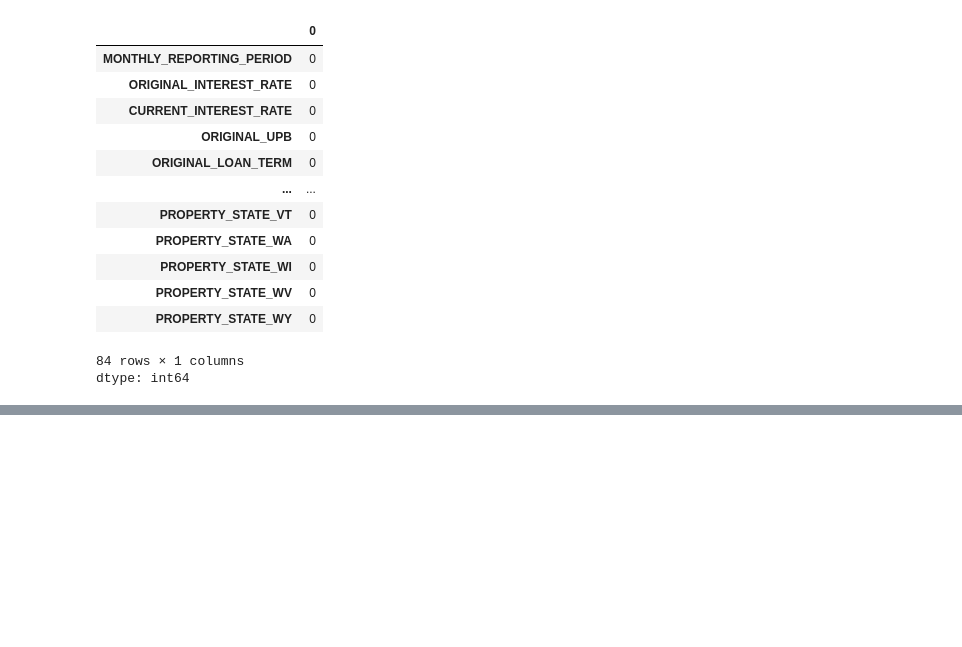
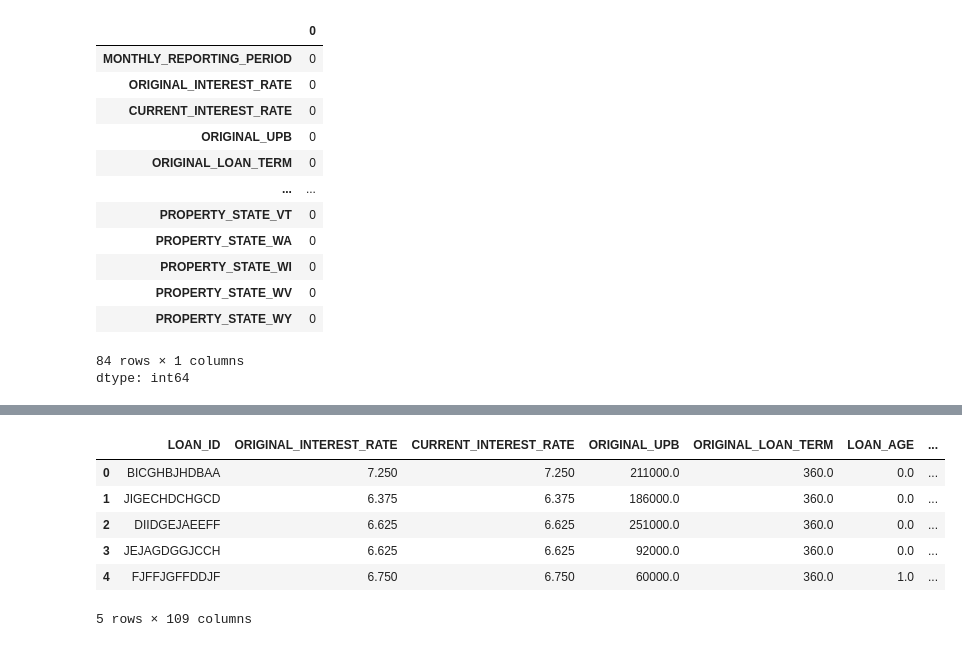
Before and after one commit to lkp123/Coursera1, a Jupyter notebook: Computing_for_AMS_Final.ipynb, the cells around one changed output, grey strips where cells are left out. Saved outputs shown, nothing was run; the diff lists cells and outputs as text; code cells hidden in the pictures; blank space fills up the shorter version.

```diff
--- a/Computing_for_AMS_Final.ipynb
+++ b/Computing_for_AMS_Final.ipynb
@@ -329,0 +815,2 @@ dtype: int64
+# %%
+df_test = df_test.drop(columns=['MORTGAGE_INSURANCE_PERCENTAGE','CB_CREDIT_SCORE_O'])
@@ -329,0 +919,10 @@ dtype: int64
+# %%
+df_test.head()
+# %% [output]
+|  | LOAN_ID | ORIGINAL_INTEREST_RATE | CURRENT_INTEREST_RATE | ORIGINAL_UPB | ORIGINAL_LOAN_TERM | LOAN_AGE | ... |
+| 0 | BICGHBJHDBAA | 7.250 | 7.250 | 211000.0 | 360.0 | 0.0 | ... |
+| 1 | JIGECHDCHGCD | 6.375 | 6.375 | 186000.0 | 360.0 | 0.0 | ... |
+| 2 | DIIDGEJAEEFF | 6.625 | 6.625 | 251000.0 | 360.0 | 0.0 | ... |
+| 3 | JEJAGDGGJCCH | 6.625 | 6.625 | 92000.0 | 360.0 | 0.0 | ... |
+| 4 | FJFFJGFFDDJF | 6.750 | 6.750 | 60000.0 | 360.0 | 1.0 | ... |
+5 rows × 109 columns
```
Also changed, not shown: parts of 87 cells of this notebook.
